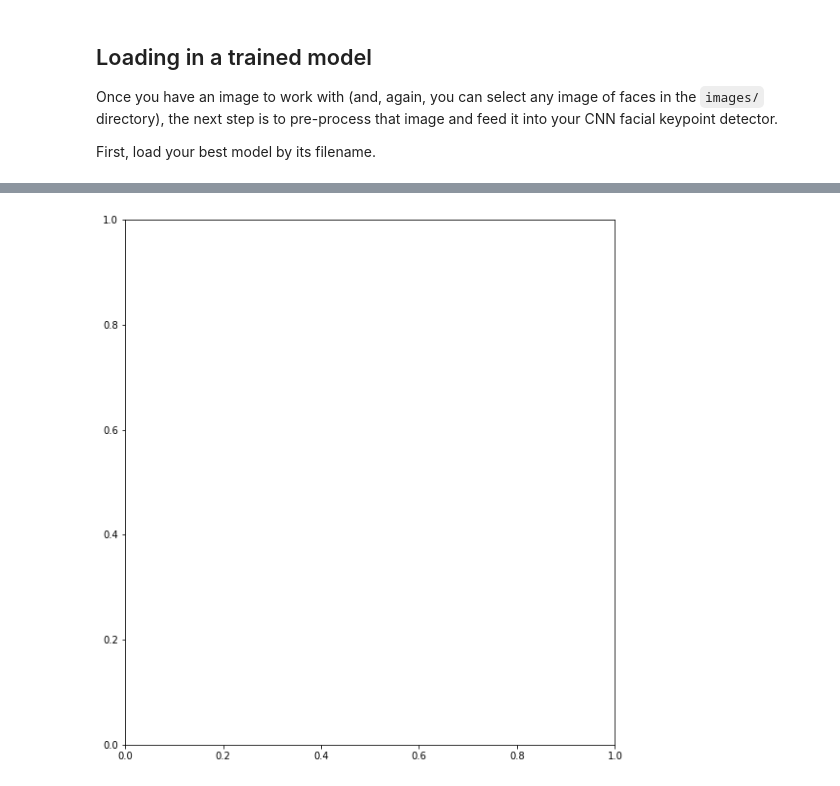
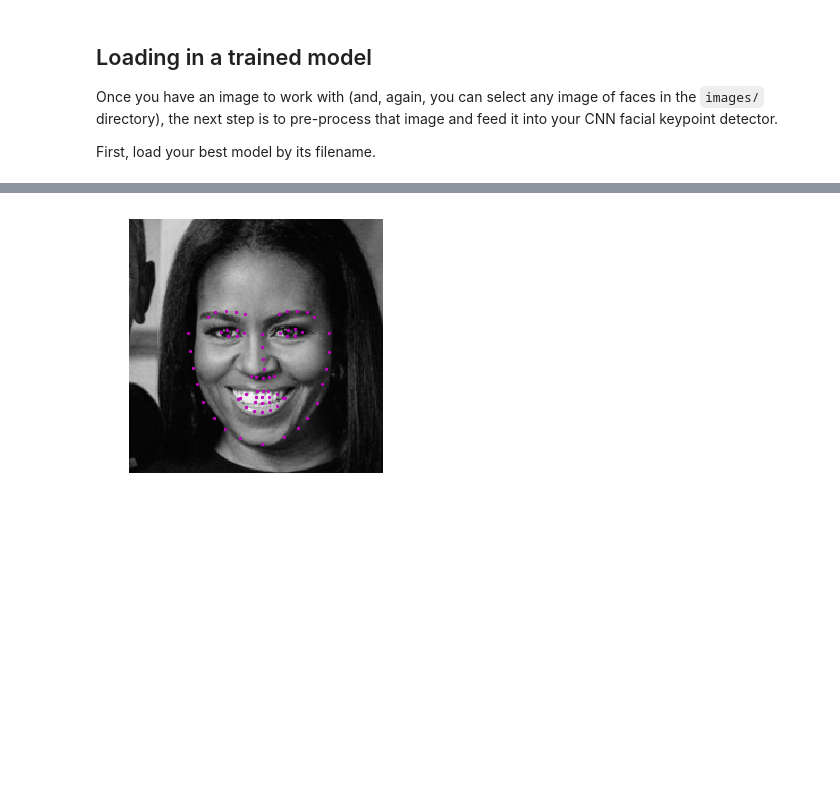
Before and after one commit to bethirahul/Face_Detection_Keypoints-ML_PyTorch_OpenCV_Python, a Jupyter notebook: 3. Facial Keypoint Detection, Complete Pipeline.ipynb, the cells around one changed output, grey strips where cells are left out. Drawn from its saved outputs; the diff is of its cells as text; code cells hidden in the pictures; blank space fills up the shorter version.

```diff
--- a/3. Facial Keypoint Detection, Complete Pipeline.ipynb
+++ b/3. Facial Keypoint Detection, Complete Pipeline.ipynb
@@ -136,58 +131,64 @@ def show_all_keypoints(image, predicted_key_pts, gt_pts=None):
+# %%
+def show_faces_keypoints(faces, keypoints):
+    num_faces = len(faces)
+    for i, face in enumerate(faces):
+        plt.figure(figsize=(10, 10))
+        ax = plt.subplot(1, num_faces, i+1)
+
+        # un-transform the predicted key_pts data
+        predicted_keypoints = keypoints[i].data
+        predicted_keypoints = predicted_keypoints.numpy()
+        # undo normalization of keypoints
+        predicted_keypoints = predicted_keypoints*50.0+100
+
+        plt.imshow(face, cmap='gray')
+        plt.scatter(predicted_keypoints[:, 0], predicted_keypoints[:, 1], s=20, marker='.', c='m')
+
+        plt.axis('off')
+
+    plt.show()
 # %%
 image_copy = np.copy(image)
 
-num_faces = len(faces)
-count = 0
+# HAAR classifier crops faces
+image_size = 224
+pad = int(image_size * 0.2)
+images, keypoints = [], []
 
 # loop over the detected faces from your haar cascade
 for (x,y,w,h) in faces:
 
-    plt.figure(figsize=(20,10))
-    ax = plt.subplot(1, num_faces, count+1)
-    count = count + 1
+    # Select the region of interest that is the face in the image
+    roi = image_copy[y-pad:y+h+pad, x-pad:x+w+pad]
 
-    # Select the region of interest that is the face in the image
-    roi = image_copy[y:y+h, x:x+w]
+    ## Convert the face region from RGB to grayscale
+    roi = cv2.cvtColor(roi, cv2.COLOR_RGB2GRAY)
 
-    ## TODO: Convert the face region from RGB to grayscale
-    roi_g = cv2.cvtColor(roi, cv2.COLOR_RGB2GRAY)
+    ## Normalize the grayscale image so that its color range falls in [0,1] instead of [0,255]
+    roi = roi / 255.0
 
-    ## TODO: Normalize the grayscale image so that its color range falls in [0,1] instead of [0,255]
-    roi_g = roi_g / 255.0
+    ## Rescale the detected face to be the expected square size for your CNN (224x224, suggested)
+    roi = cv2.resize(roi, (224, 224))
+    images.append(roi)
 
-    ## TODO: Rescale the detected face to be the expected square size for your CNN (224x224, suggested)
-    roi_g = cv2.resize(roi_g, (224,224))
-    #roi_g = np.expand_dims(roi_g, axis=2)
+    ## Reshape the numpy image shape (H x W x C) into a torch image shape (C x H x W)
+    #print(roi.shape)
+    if len(roi.shape) == 2:
+        roi = np.expand_dims(roi, axis=0)
+    else:
+        roi = np.rollaxis(roi, 2, 0)
 
-    ## TODO: Reshape the numpy image shape (H x W x C) into a torch image shape (C x H x W)
-    roi_reshaped_0 = roi.reshape(roi.shape[0], roi.shape[1], 1)
+    # Match the convolution dimensions
+    roi = np.expand_dims(roi, axis=0)
 
-    roi_transposed = roi_reshaped_0.transpose((2, 0, 1))
-    roi_reshaped_1 = roi_transposed.reshape(1, roi_transposed.shape[0], roi_transposed.shape[1], roi_transposed.shape[2])
+    ## Make facial keypoint predictions using your loaded, trained network
+    # Forward pass
+    roi = torch.from_numpy(roi).type(torch.FloatTensor)
+    output_pts = net.forward(roi)
 
-    roi_torch = torch.from_numpy(roi_reshaped_1)
-    #roi_torch = roi_torch.unsqueeze_(0)
-    roi_torch = roi_torch.type(torch.FloatTensor)
+    output_pts = output_pts.view(output_pts.size()[0], 68, -1)
+    keypoints.append(output_pts[0])
 
-    ## TODO: Make facial keypoint predictions using your loaded, trained network
-    ## perform a forward pass to get the predicted facial keypoints
-    output_pts = net(roi_torch)
-    output_pts = output_pts.view(output_pts.size()[0], 68, -1)
-
-    ## TODO: Display each detected face and the corresponding keypoints
-    #ax = plt.subplot(1, num_faces, cnt)
-    image = roi_torch.numpy()#[0]
-    image = np.transpose(image, (1, 2, 0))
-
-    # un-transform the predicted key_pts data
-    predicted_key_pts = output_pts[i].data
-    predicted_key_pts = predicted_key_pts.numpy()
-    # undo normalization of keypoints
-    predicted_key_pts = predicted_key_pts*50.0+100
-
-    show_all_keypoints(np.squeeze(image), predicted_key_pts)
-
-    plt.axis('off')
-
-plt.show()
+## Display each detected face and the corresponding keypoints
+show_faces_keypoints(images, keypoints)
 # %% [output]
@@ -195 +195 @@ ValueError: cannot reshape array of size 76800 into shape (160,160,1)
-[figure, old version]
+[figure, new version]
```
Also changed, not shown: parts of 4 cells of this notebook, 1 other file.
